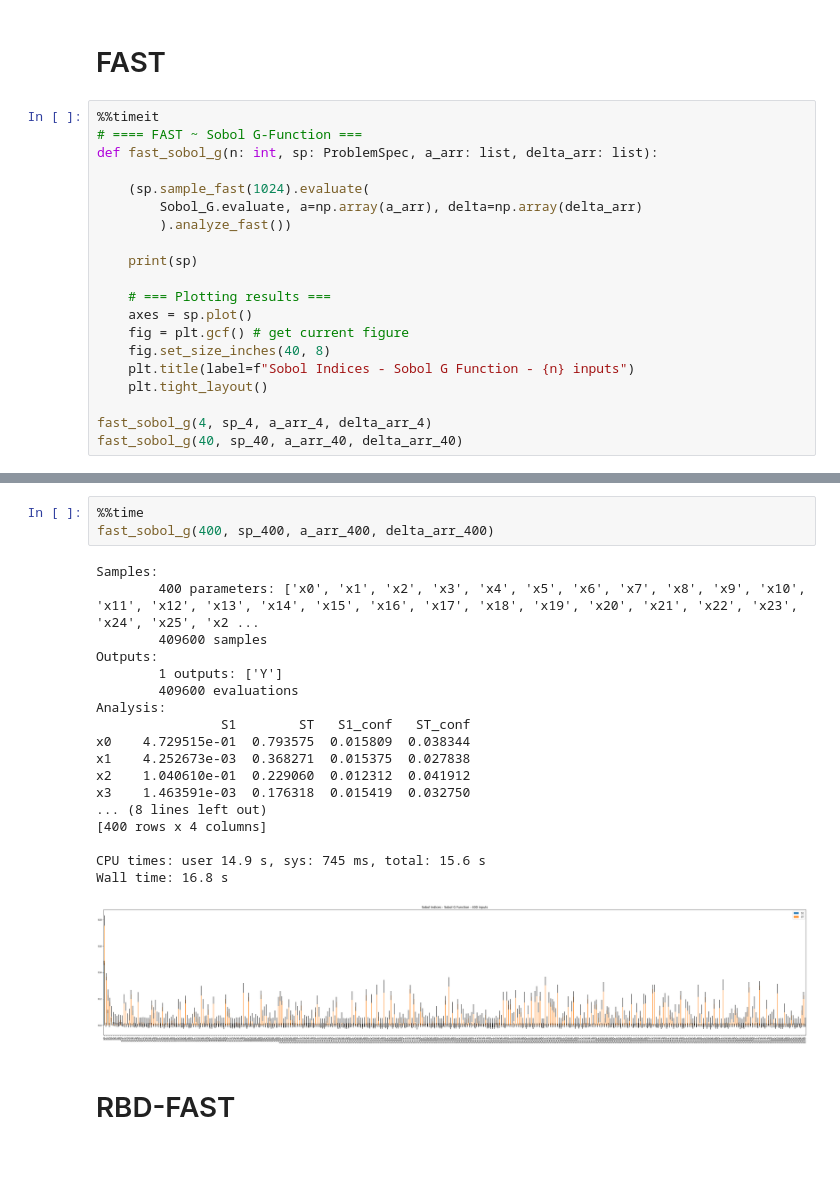
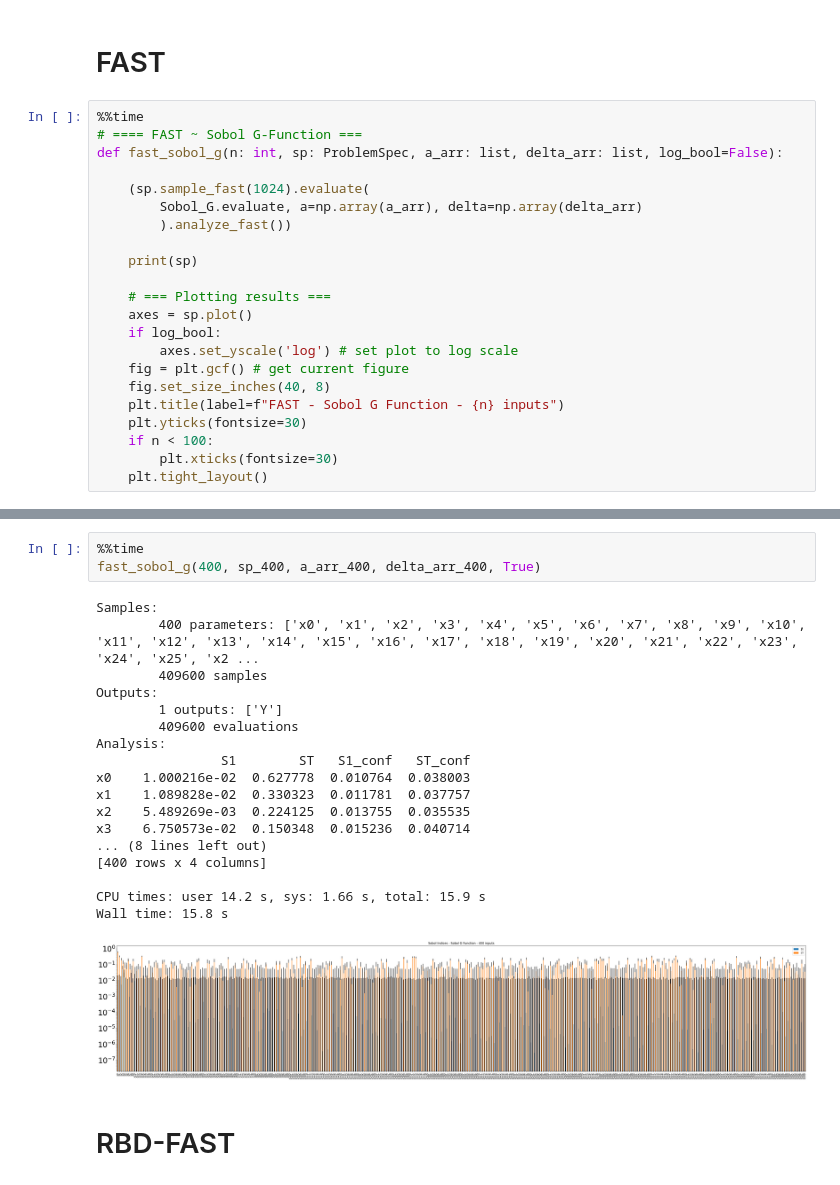
Before and after one commit to AllmieBloom/summer24, a Jupyter notebook: sobol_g_exploration.ipynb, the cells around one changed output, grey strips where cells are left out. Cells and saved outputs as stored; diff of their text form.

```diff
--- a/sobol_g_exploration.ipynb
+++ b/sobol_g_exploration.ipynb
@@ -122,9 +139,9 @@ Wall time: 29.1 s
 # %% [markdown]
 # FAST
 # %%
-%%timeit
+%%time
 # ==== FAST ~ Sobol G-Function ===
-def fast_sobol_g(n: int, sp: ProblemSpec, a_arr: list, delta_arr: list):
+def fast_sobol_g(n: int, sp: ProblemSpec, a_arr: list, delta_arr: list, log_bool=False):
 
     (sp.sample_fast(1024).evaluate(
         Sobol_G.evaluate, a=np.array(a_arr), delta=np.array(delta_arr)
@@ -134,11 +151,13 @@ def fast_sobol_g(n: int, sp: ProblemSpec, a_arr: list, delta_arr: list):
 
     # === Plotting results ===
     axes = sp.plot()
+    if log_bool:
+        axes.set_yscale('log') # set plot to log scale
     fig = plt.gcf() # get current figure
     fig.set_size_inches(40, 8)
-    plt.title(label=f"Sobol Indices - Sobol G Function - {n} inputs")
+    plt.title(label=f"FAST - Sobol G Function - {n} inputs")
+    plt.yticks(fontsize=30)
+    if n < 100:
+        plt.xticks(fontsize=30)
     plt.tight_layout()
-
-fast_sobol_g(4, sp_4, a_arr_4, delta_arr_4)
-fast_sobol_g(40, sp_40, a_arr_40, delta_arr_40)
 # %% [output]
@@ -164,25 +208,25 @@ Wall time: 1.15 s
 # %%
 %%time
-fast_sobol_g(400, sp_400, a_arr_400, delta_arr_400)
+fast_sobol_g(400, sp_400, a_arr_400, delta_arr_400, True)
 # %% [output]
 Samples:
         400 parameters: ['x0', 'x1', 'x2', 'x3', 'x4', 'x5', 'x6', 'x7', 'x8', 'x9', 'x10', 'x11', 'x12', 'x13', 'x14', 'x15', 'x16', 'x17', 'x18', 'x19', 'x20', 'x21', 'x22', 'x23', 'x24', 'x25', 'x2 ...
         409600 samples
 Outputs:
         1 outputs: ['Y']
         409600 evaluations
 Analysis:
                 S1        ST   S1_conf   ST_conf
-x0    4.729515e-01  0.793575  0.015809  0.038344
-x1    4.252673e-03  0.368271  0.015375  0.027838
-x2    1.040610e-01  0.229060  0.012312  0.041912
-x3    1.463591e-03  0.176318  0.015419  0.032750
+x0    1.000216e-02  0.627778  0.010764  0.038003
+x1    1.089828e-02  0.330323  0.011781  0.037757
+x2    5.489269e-03  0.224125  0.013755  0.035535
+x3    6.750573e-02  0.150348  0.015236  0.040714
 ... (8 lines left out)
 [400 rows x 4 columns]
 
-CPU times: user 14.9 s, sys: 745 ms, total: 15.6 s
-Wall time: 16.8 s
+CPU times: user 14.2 s, sys: 1.66 s, total: 15.9 s
+Wall time: 15.8 s
-[figure, old version]
+[figure, new version]
 # %% [markdown]
 # RBD-FAST
 # %%
```
Also changed, not shown: parts of 21 cells of this notebook.
